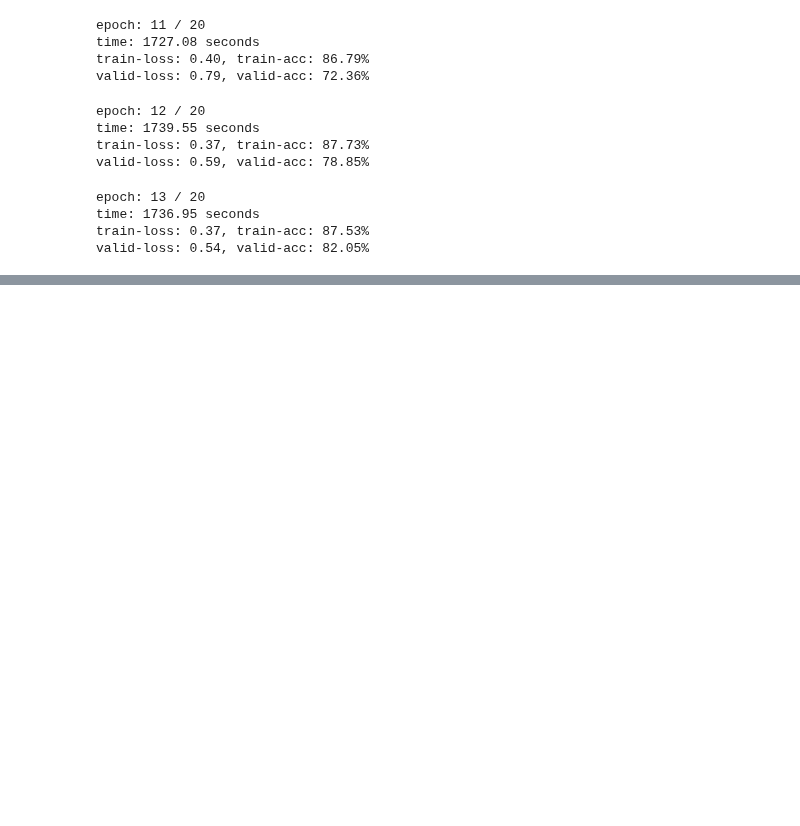
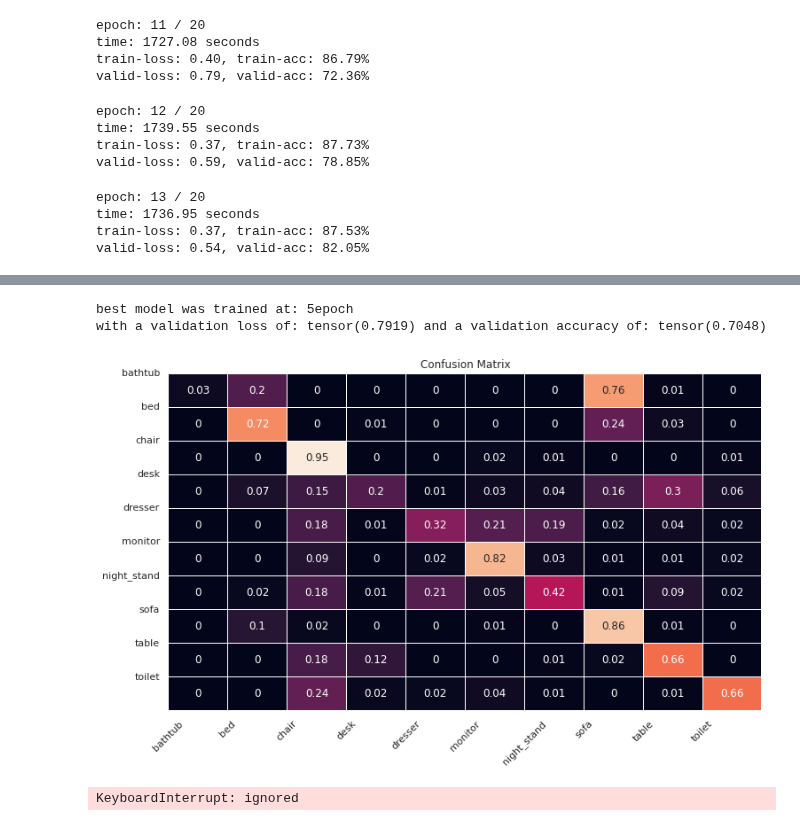
Before and after one commit to tabba98/neural-network, a Jupyter notebook: VoxNet.ipynb, the cells around one changed output, grey strips where cells are left out. Drawn from its saved outputs; the diff is of its cells as text; code cells hidden in the pictures; blank space fills up the shorter version.

```diff
--- a/VoxNet.ipynb
+++ b/VoxNet.ipynb
@@ -1246,3 +1331,18 @@ epoch: 13 / 20
 time: 1736.95 seconds
 train-loss: 0.37, train-acc: 87.53%
 valid-loss: 0.54, valid-acc: 82.05%
+# %%
+training_hyperparameters = {
+    "learning_rate": 0.1,
+    "sgd_momentum": 0,
+    "data_size": 32,
+    "epochs": 100,
+    "lr_scheduler_step": 16,
+    "lr_scheduler_gamma": 0.7,
+    "train_batch_size": 32,
+    "valid_batch_size": 32,
+    "model" : 'VoxNet'
+}
+
+trainer5 = VoxNet_Trainer(training_hyperparameters)
+trainer5.train()
@@ -1248,0 +1377,10 @@ valid-loss: 0.54, valid-acc: 82.05%
+# %%
+trainer5.generateConfusionMatrix()
+# %% [output]
+best model was trained at: 5epoch
+with a validation loss of: tensor(0.7919) and a validation accuracy of: tensor(0.7048)
+[figure, added]
+# %%
+trainer5.missing_data_test()
+# %% [output]
+KeyboardInterrupt: ignored
```
Also changed, not shown: parts of 14 cells of this notebook.
